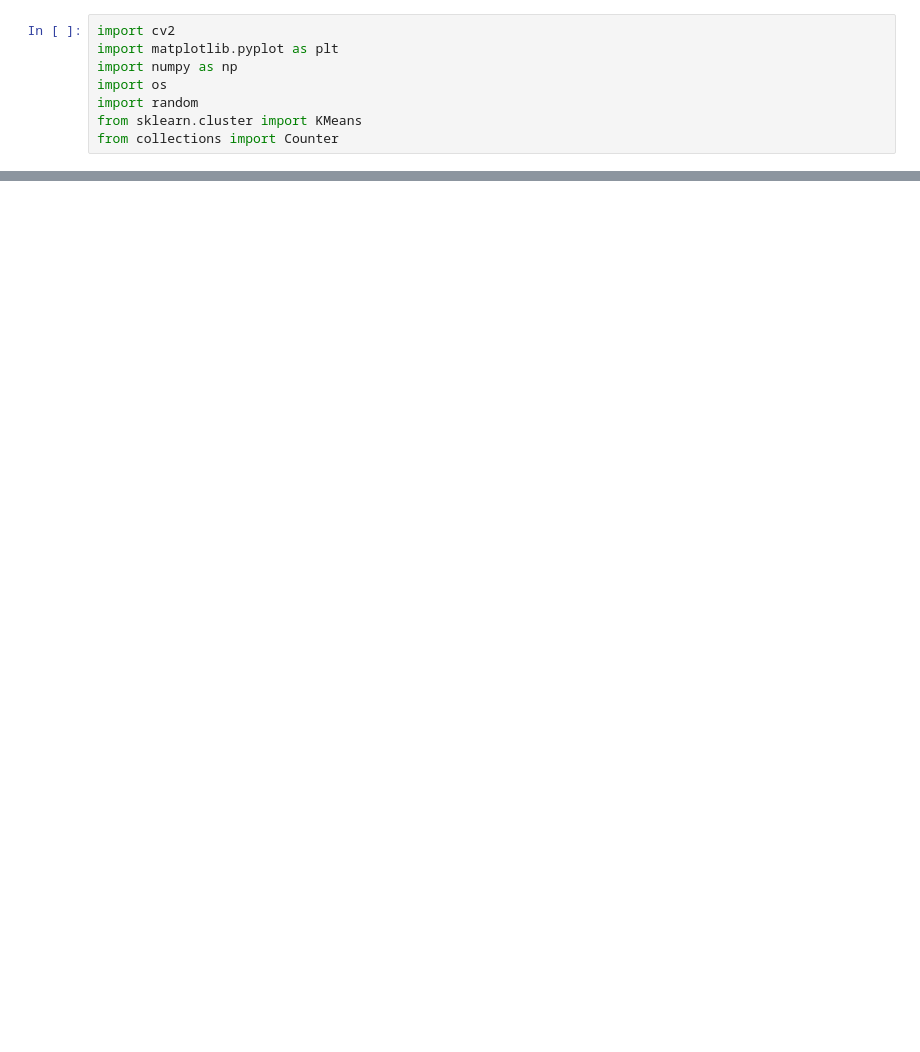
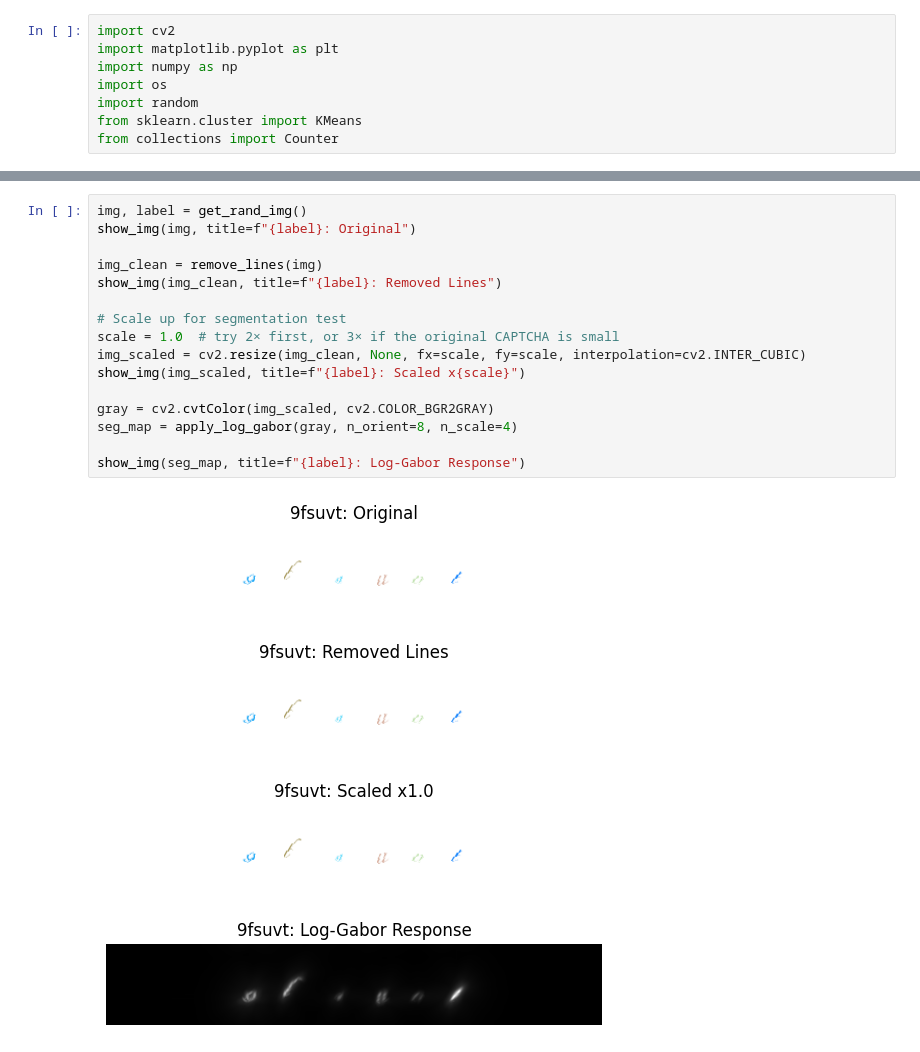
Before and after one commit to angsongyee/CS4243-miniproject, a Jupyter notebook: src/segment.ipynb, the cells around one changed output, grey strips where cells are left out. Drawn from its saved outputs; the diff is of its cells as text; blank space fills up the shorter version.

```diff
--- a/src/segment.ipynb
+++ b/src/segment.ipynb
@@ -408,0 +259,21 @@ show_masked_images(img_filled, top_colors, tol=5)
+# %%
+img, label = get_rand_img()
+show_img(img, title=f"{label}: Original")
+
+img_clean = remove_lines(img)
+show_img(img_clean, title=f"{label}: Removed Lines")
+
+# Scale up for segmentation test
+scale = 1.0  # try 2× first, or 3× if the original CAPTCHA is small
+img_scaled = cv2.resize(img_clean, None, fx=scale, fy=scale, interpolation=cv2.INTER_CUBIC)
+show_img(img_scaled, title=f"{label}: Scaled x{scale}")
+
+gray = cv2.cvtColor(img_scaled, cv2.COLOR_BGR2GRAY)
+seg_map = apply_log_gabor(gray, n_orient=8, n_scale=4)
+
+show_img(seg_map, title=f"{label}: Log-Gabor Response")
+# %% [output]
+[figure, added]
+[figure, added]
+[figure, added]
+[figure, added]
```
Also changed, not shown: parts of 30 cells of this notebook.
